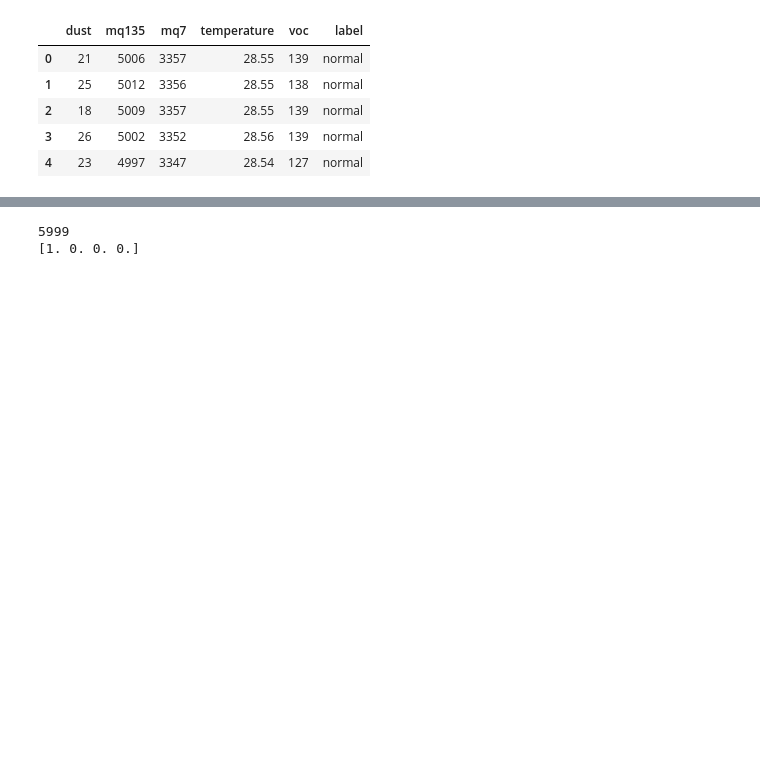
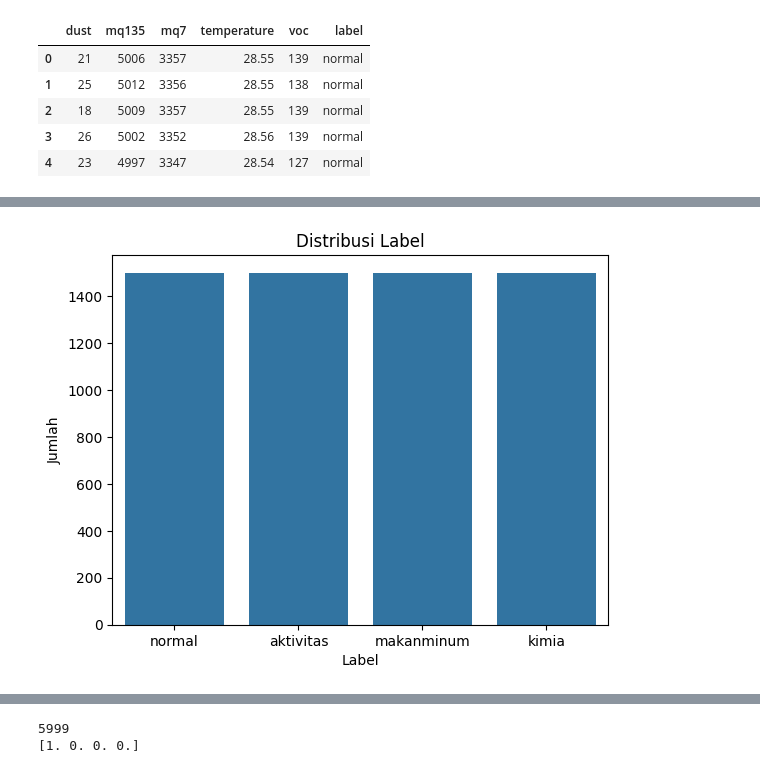
Before and after one commit to lintabong/tfespedgecomp, a Jupyter notebook: train.ipynb, the cells around one changed output, grey strips where cells are left out. Drawn from its saved outputs; the diff is of its cells as text; code cells hidden in the pictures; blank space fills up the shorter version.

```diff
--- a/train.ipynb
+++ b/train.ipynb
@@ -28,0 +45,9 @@ df.head()
+# %%
+
+sns.countplot(x='label', data=df)
+plt.title('Distribusi Label')
+plt.xlabel('Label')
+plt.ylabel('Jumlah')
+plt.show()
+# %% [output]
+[figure, added]
```
Also changed, not shown: parts of 9 cells of this notebook, 8 other files.
